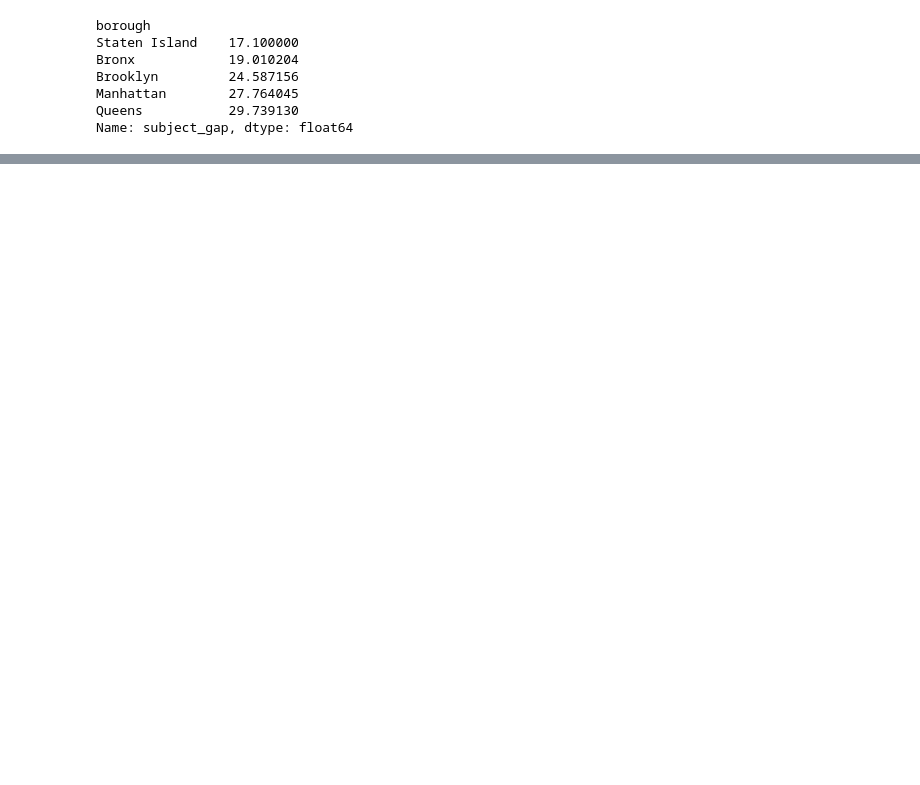
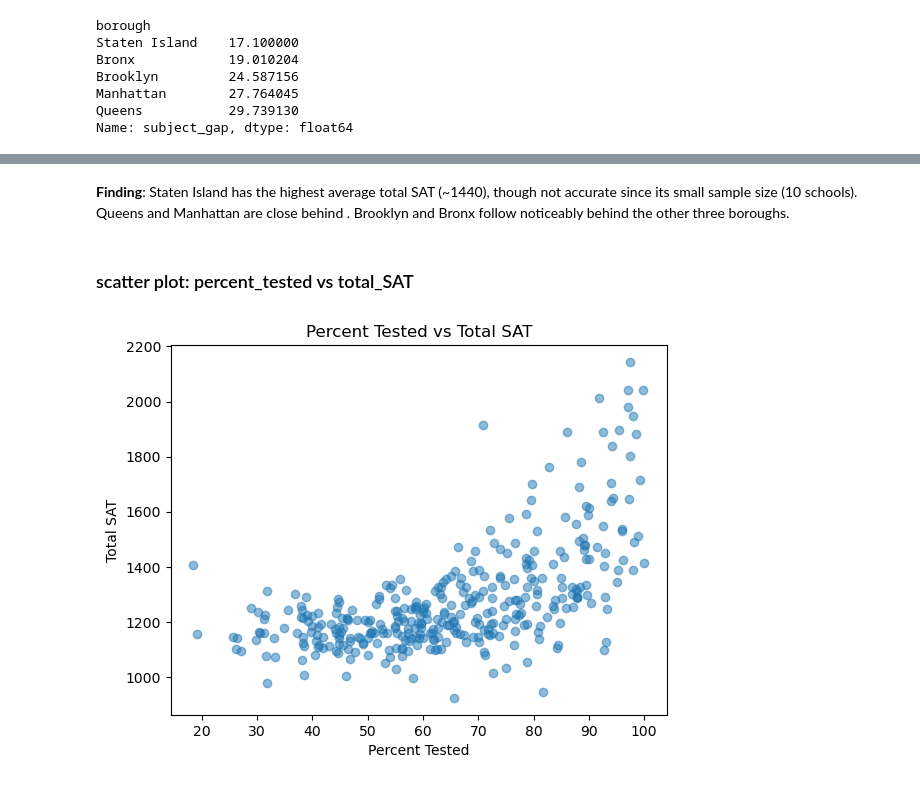
Before and after one commit to DhikraCh/nyc-schools-sat-analysis, a Jupyter notebook: analysis.ipynb, the cells around one changed output, grey strips where cells are left out. Saved outputs shown, nothing was run; the diff lists cells and outputs as text; code cells hidden in the pictures; blank space fills up the shorter version.

```diff
--- a/analysis.ipynb
+++ b/analysis.ipynb
@@ -259,0 +280,17 @@ Name: subject_gap, dtype: float64
+# %% [markdown]
+**Finding**:
+Staten Island has the highest average total SAT (~1440), though
+not accurate since its small sample size (10 schools). Queens
+and Manhattan are close behind . Brooklyn and Bronx follow
+noticeably behind the other three boroughs.
+# %% [markdown]
+### scatter plot: percent_tested vs total_SAT
+# %%
+plt.scatter(schools_tested["percent_tested"], schools_tested["total_SAT"], alpha=0.5)
+plt.xlabel("Percent Tested")
+plt.ylabel("Total SAT")
+plt.title("Percent Tested vs Total SAT")
+plt.savefig("images/percent_tested_vs_sat.png")
+plt.show()
+# %% [output]
+[figure, added]
```
Also changed, not shown: parts of 9 cells of this notebook, 1 other file.
